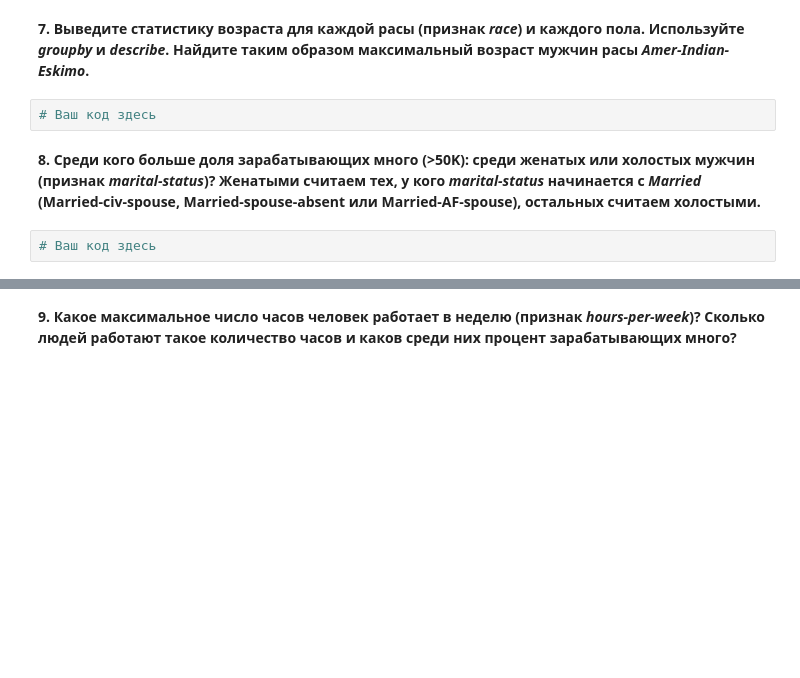
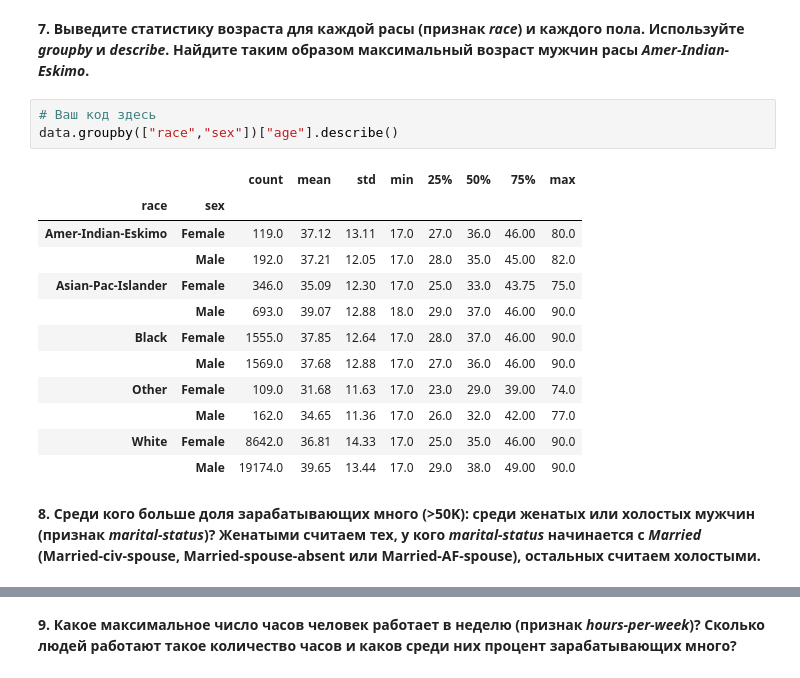
Before and after one commit to shooterdimon/mlcourse.ai, a Jupyter notebook: jupyter_russian/assignments_demo/assignment01_adult_pandas.ipynb, the cells around one changed output, grey strips where cells are left out. Saved outputs shown, nothing was run; the diff lists cells and outputs as text; blank space fills up the shorter version.

```diff
--- a/jupyter_russian/assignments_demo/assignment01_adult_pandas.ipynb
+++ b/jupyter_russian/assignments_demo/assignment01_adult_pandas.ipynb
@@ -76,7 +96,19 @@ data[data['salary']=='>50K']['age'].mean()
 **7. Выведите статистику возраста для каждой расы (признак *race*) и каждого пола. Используйте *groupby* и *describe*. Найдите таким образом максимальный возраст мужчин расы *Amer-Indian-Eskimo*.**
 # %%
 # Ваш код здесь
+data.groupby(["race","sex"])["age"].describe()
+# %% [output]
+|  |  | count | mean | std | min | 25% | 50% | 75% | max |
+| race | sex |  |  |  |  |  |  |  |  |
+| Amer-Indian-Eskimo | Female | 119.0 | 37.12 | 13.11 | 17.0 | 27.0 | 36.0 | 46.00 | 80.0 |
+|  | Male | 192.0 | 37.21 | 12.05 | 17.0 | 28.0 | 35.0 | 45.00 | 82.0 |
+| Asian-Pac-Islander | Female | 346.0 | 35.09 | 12.30 | 17.0 | 25.0 | 33.0 | 43.75 | 75.0 |
+|  | Male | 693.0 | 39.07 | 12.88 | 18.0 | 29.0 | 37.0 | 46.00 | 90.0 |
+| Black | Female | 1555.0 | 37.85 | 12.64 | 17.0 | 28.0 | 37.0 | 46.00 | 90.0 |
+|  | Male | 1569.0 | 37.68 | 12.88 | 17.0 | 27.0 | 36.0 | 46.00 | 90.0 |
+| Other | Female | 109.0 | 31.68 | 11.63 | 17.0 | 23.0 | 29.0 | 39.00 | 74.0 |
+|  | Male | 162.0 | 34.65 | 11.36 | 17.0 | 26.0 | 32.0 | 42.00 | 77.0 |
+| White | Female | 8642.0 | 36.81 | 14.33 | 17.0 | 25.0 | 35.0 | 46.00 | 90.0 |
+|  | Male | 19174.0 | 39.65 | 13.44 | 17.0 | 29.0 | 38.0 | 49.00 | 90.0 |
 # %% [markdown]
 **8. Среди кого больше доля зарабатывающих много (>50K): среди женатых или холостых мужчин (признак *marital-status*)? Женатыми считаем тех, у кого *marital-status* начинается с *Married* (Married-civ-spouse, Married-spouse-absent или Married-AF-spouse), остальных считаем холостыми.**
-# %%
-# Ваш код здесь
```
Also changed, not shown: parts of 7 cells of this notebook, 2 other files.
